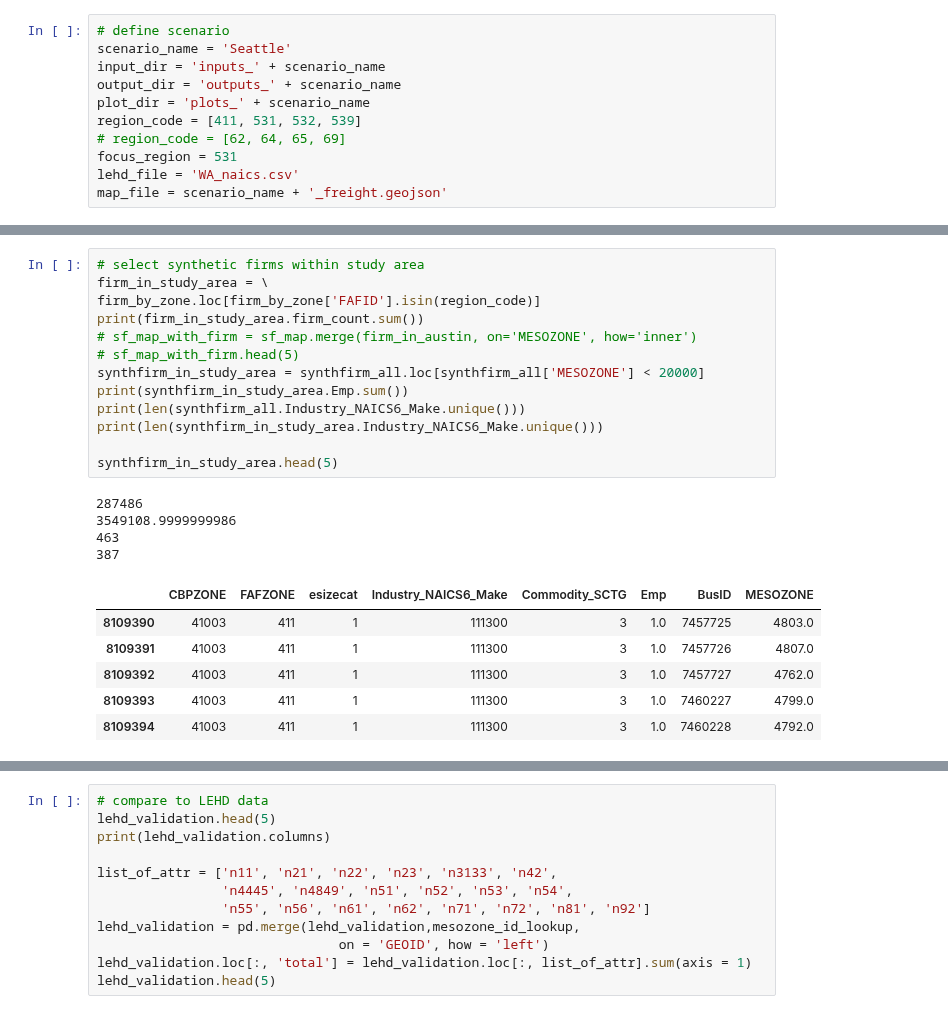
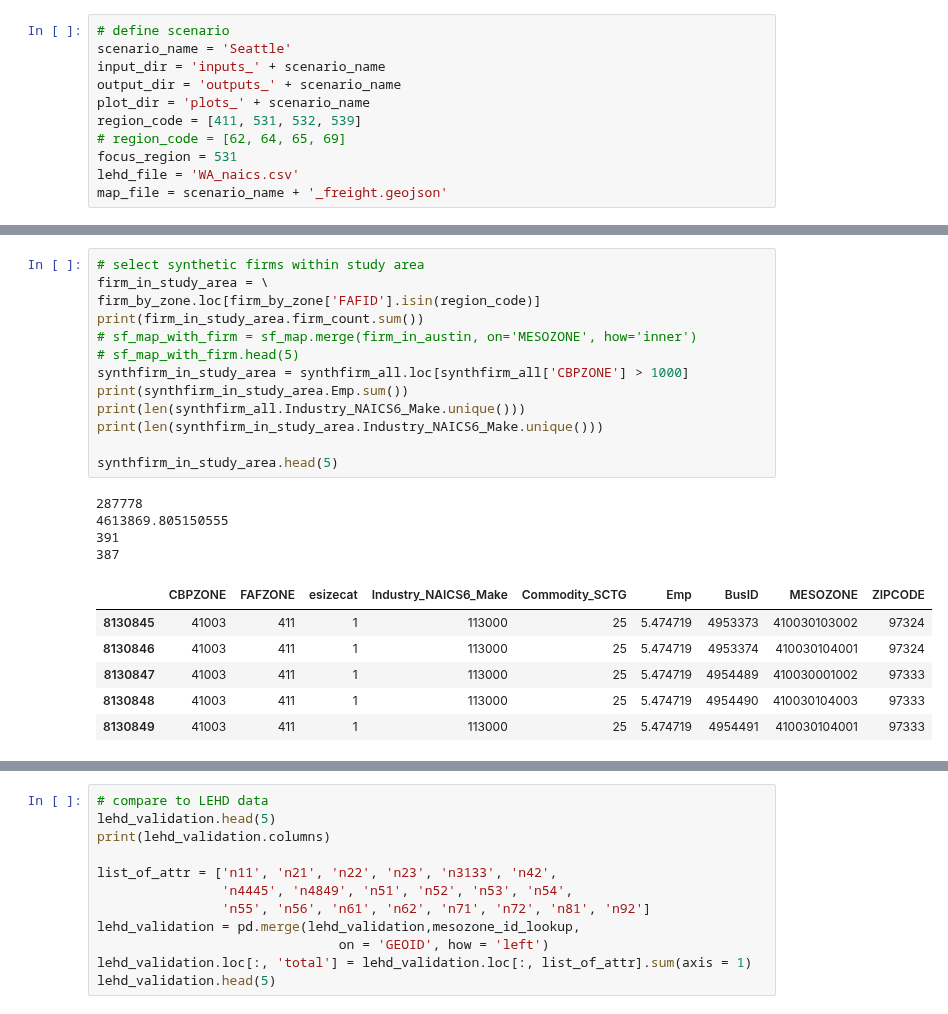
Before and after one commit to LBNL-UCB-STI/SynthFirm, a Jupyter notebook: utils/post_process/generation_map_layers_V2.ipynb, the cells around one changed output, grey strips where cells are left out. Saved outputs shown, nothing was run; the diff lists cells and outputs as text.

```diff
--- a/utils/post_process/generation_map_layers_V2.ipynb
+++ b/utils/post_process/generation_map_layers_V2.ipynb
@@ -83,27 +83,27 @@ dtype: float64
 # %%
 # select synthetic firms within study area
 firm_in_study_area = \
 firm_by_zone.loc[firm_by_zone['FAFID'].isin(region_code)]
 print(firm_in_study_area.firm_count.sum())
 # sf_map_with_firm = sf_map.merge(firm_in_austin, on='MESOZONE', how='inner')
 # sf_map_with_firm.head(5)
-synthfirm_in_study_area = synthfirm_all.loc[synthfirm_all['MESOZONE'] < 20000]
+synthfirm_in_study_area = synthfirm_all.loc[synthfirm_all['CBPZONE'] > 1000]
 print(synthfirm_in_study_area.Emp.sum())
 print(len(synthfirm_all.Industry_NAICS6_Make.unique()))
 print(len(synthfirm_in_study_area.Industry_NAICS6_Make.unique()))
 
 synthfirm_in_study_area.head(5)
 # %% [output]
-287486
-3549108.9999999986
-463
+287778
+4613869.805150555
+391
 387
-|  | CBPZONE | FAFZONE | esizecat | Industry_NAICS6_Make | Commodity_SCTG | Emp | BusID | MESOZONE |
-| 8109390 | 41003 | 411 | 1 | 111300 | 3 | 1.0 | 7457725 | 4803.0 |
-| 8109391 | 41003 | 411 | 1 | 111300 | 3 | 1.0 | 7457726 | 4807.0 |
-| 8109392 | 41003 | 411 | 1 | 111300 | 3 | 1.0 | 7457727 | 4762.0 |
-| 8109393 | 41003 | 411 | 1 | 111300 | 3 | 1.0 | 7460227 | 4799.0 |
-| 8109394 | 41003 | 411 | 1 | 111300 | 3 | 1.0 | 7460228 | 4792.0 |
+|  | CBPZONE | FAFZONE | esizecat | Industry_NAICS6_Make | Commodity_SCTG | Emp | BusID | MESOZONE | ZIPCODE |
+| 8130845 | 41003 | 411 | 1 | 113000 | 25 | 5.474719 | 4953373 | 410030103002 | 97324 |
+| 8130846 | 41003 | 411 | 1 | 113000 | 25 | 5.474719 | 4953374 | 410030104001 | 97324 |
+| 8130847 | 41003 | 411 | 1 | 113000 | 25 | 5.474719 | 4954489 | 410030001002 | 97333 |
+| 8130848 | 41003 | 411 | 1 | 113000 | 25 | 5.474719 | 4954490 | 410030104003 | 97333 |
+| 8130849 | 41003 | 411 | 1 | 113000 | 25 | 5.474719 | 4954491 | 410030104001 | 97333 |
 # %%
 # get synthetic firms by county
 firm_in_study_area_by_county = firm_in_study_area.groupby('CBPZONE')[['employment_count']].sum()
```
Also changed, not shown: parts of 11 cells of this notebook, 4 other files.
